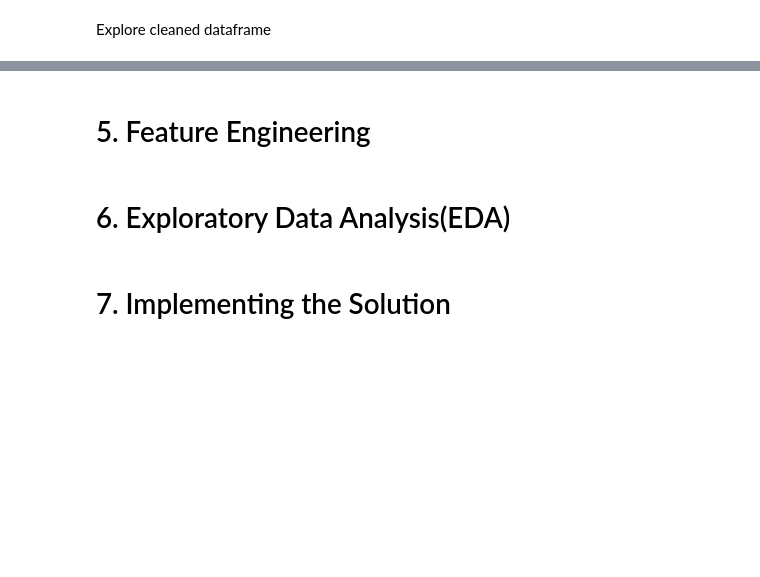
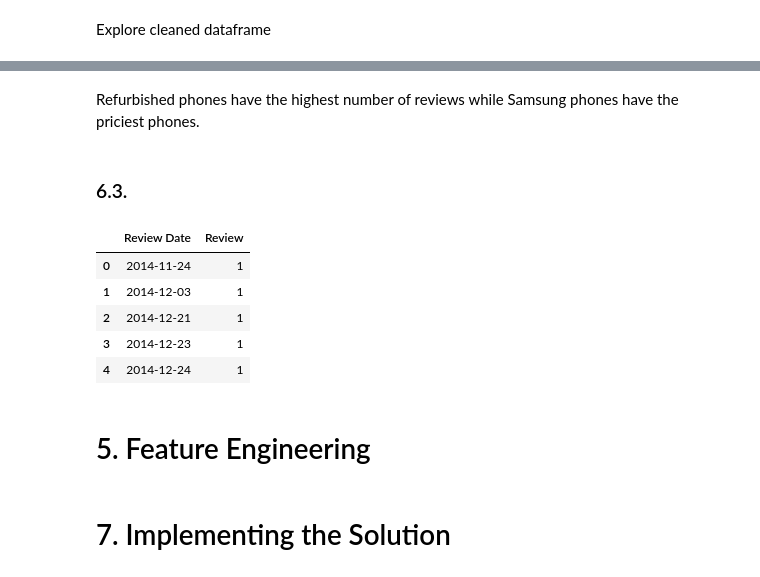
Before and after one commit to Mercy-Njambi/Mobile-Phone-Sentiment-Analysis, a Jupyter notebook: Mobile_Phone_Sentiment_Analysis.ipynb, the cells around one changed output, grey strips where cells are left out. Drawn from its saved outputs; the diff is of its cells as text; code cells hidden in the pictures; blank space fills up the shorter version.

```diff
--- a/Mobile_Phone_Sentiment_Analysis.ipynb
+++ b/Mobile_Phone_Sentiment_Analysis.ipynb
@@ -340,7 +412,23 @@ df.shape
+# %% [markdown]
+Refurbished phones have the highest number of reviews while Samsung phones have the priciest phones.
+# %% [markdown]
+### 6.3.
+# %%
+review_date = df.groupby('Review Date')['Review'].count()
+review_date = pd.DataFrame(review_date).reset_index()
+#review_date['Review Date'] = pd.to_datetime(df['Review Date'], format = '%m/%y', errors='coerce' )
+
+#review_date.plot.line(x = 'Review Date', y = 'Review');
+review_date.head()
+# %% [output]
+|  | Review Date | Review |
+| 0 | 2014-11-24 | 1 |
+| 1 | 2014-12-03 | 1 |
+| 2 | 2014-12-21 | 1 |
+| 3 | 2014-12-23 | 1 |
+| 4 | 2014-12-24 | 1 |
 # %% [markdown]
 # 5. Feature Engineering
-# %% [markdown]
-# 6. Exploratory Data Analysis(EDA)
 # %% [markdown]
 # 7. Implementing the Solution
 # %% [markdown]
```
Also changed, not shown: parts of 19 cells of this notebook.
